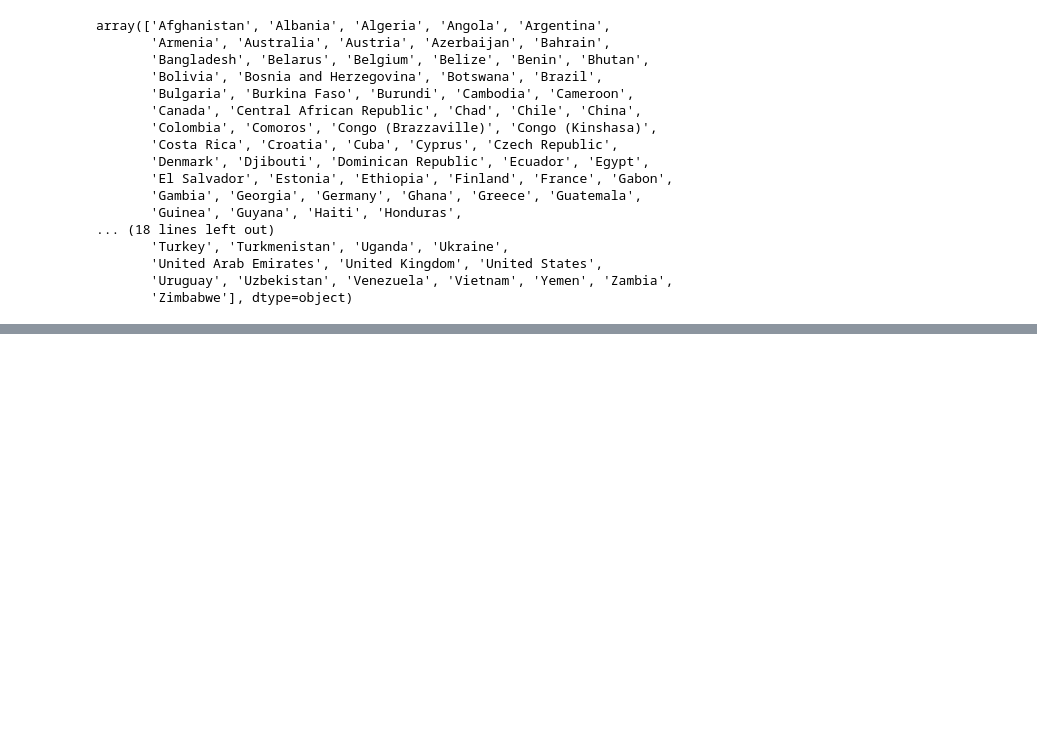
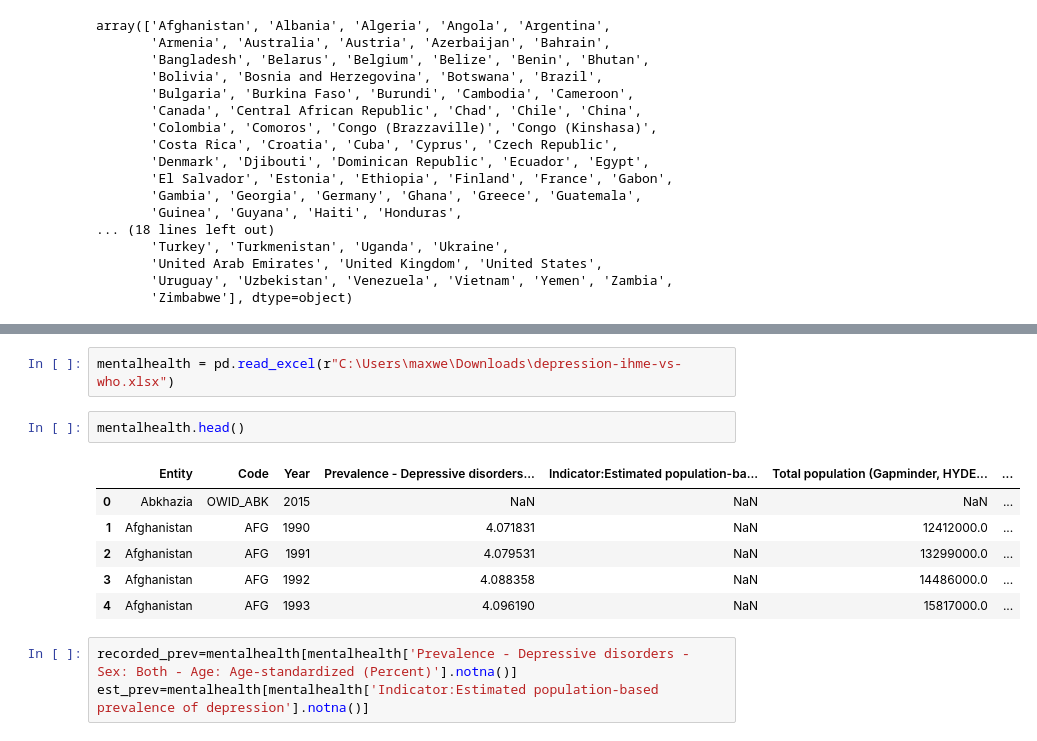
Before and after one commit to hagerna/World-Happiness-Data, a Jupyter notebook: Linnea_Nygren/Jupyter Notebooks/World Happiness (1).ipynb, the cells around one changed output, grey strips where cells are left out. Saved outputs shown, nothing was run; the diff lists cells and outputs as text; blank space fills up the shorter version.

```diff
--- a/Linnea_Nygren/Jupyter Notebooks/World Happiness.ipynb
+++ b/Linnea_Nygren/Jupyter Notebooks/World Happiness (1).ipynb
@@ -78,3 +78,17 @@ array(['Afghanistan', 'Albania', 'Algeria', 'Angola', 'Argentina',
 px.line(x=[2007,2008,2009,2010,2011,2012,2013,2014,2015,2016,2017,2018,2019,2020], y=average_happiness)
 # %% [output]
 [interactive output not drawn]
+# %%
+mentalhealth = pd.read_excel(r"C:\Users\maxwe\Downloads\depression-ihme-vs-who.xlsx")
+# %%
+mentalhealth.head()
+# %% [output]
+|  | Entity | Code | Year | Prevalence - Depressive disorders... | Indicator:Estimated population-ba... | Total population (Gapminder, HYDE... | ... |
+| 0 | Abkhazia | OWID_ABK | 2015 | NaN | NaN | NaN | ... |
+| 1 | Afghanistan | AFG | 1990 | 4.071831 | NaN | 12412000.0 | ... |
+| 2 | Afghanistan | AFG | 1991 | 4.079531 | NaN | 13299000.0 | ... |
+| 3 | Afghanistan | AFG | 1992 | 4.088358 | NaN | 14486000.0 | ... |
+| 4 | Afghanistan | AFG | 1993 | 4.096190 | NaN | 15817000.0 | ... |
+# %%
+recorded_prev=mentalhealth[mentalhealth['Prevalence - Depressive disorders - Sex: Both - Age: Age-standardized (Percent)'].notna()]
+est_prev=mentalhealth[mentalhealth['Indicator:Estimated population-based prevalence of depression'].notna()]
```
Also changed, not shown: parts of 5 cells of this notebook, 2 other files.
